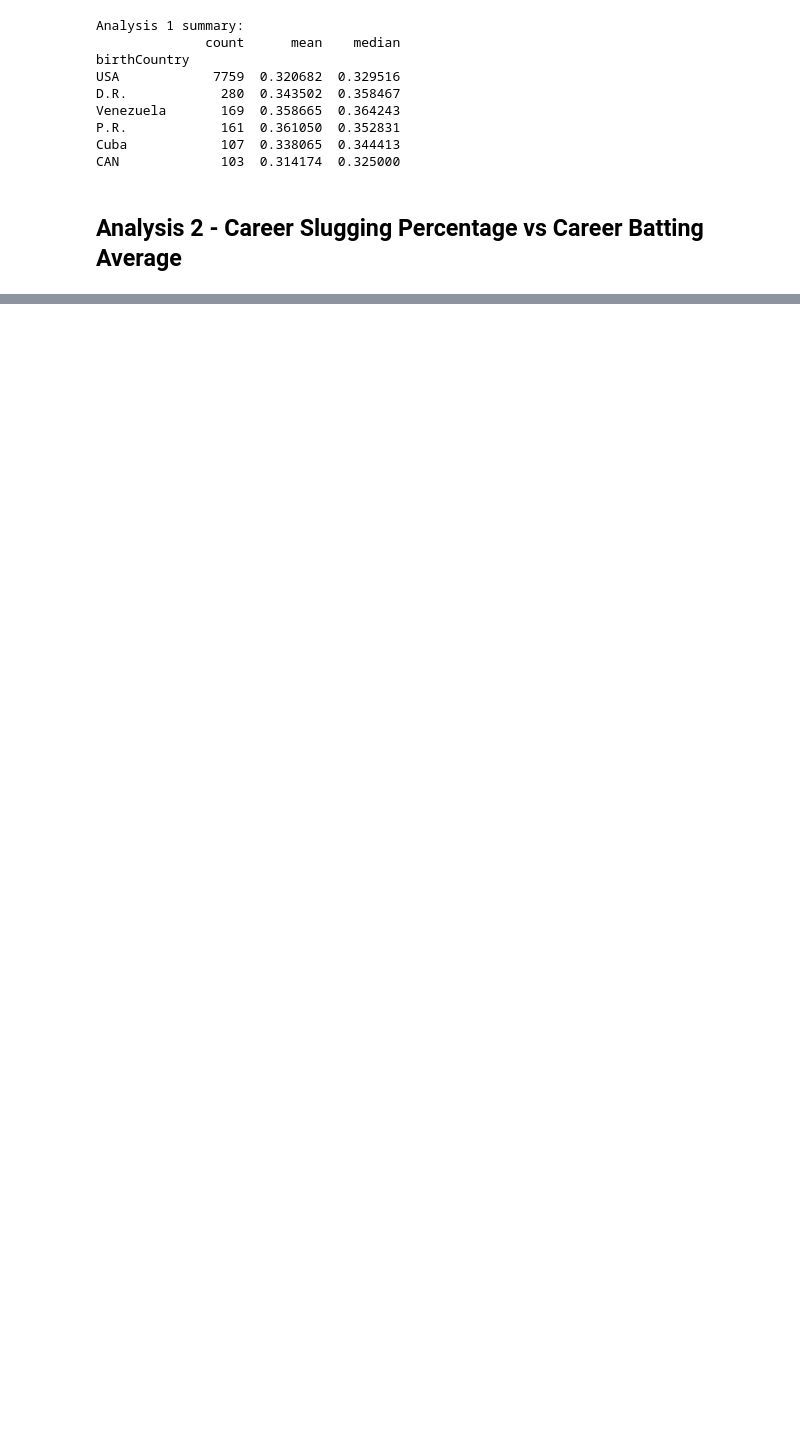
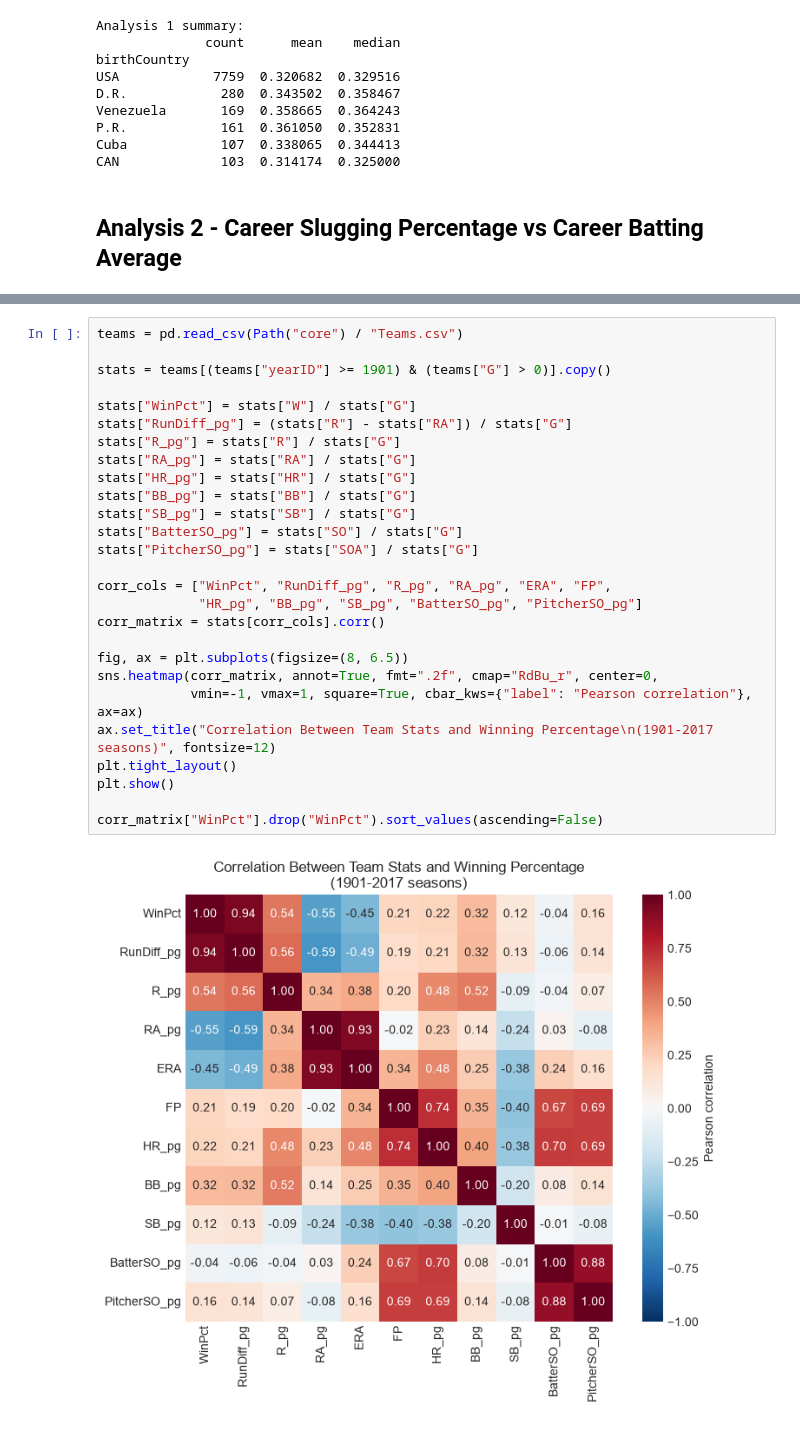
Before and after one commit to Nathan-Bateman22/Data-Science-Project_Baseball-Dataset, a Jupyter notebook: project1.ipynb, the cells around one changed output, grey strips where cells are left out. Cells and saved outputs as stored; diff of their text form; blank space fills up the shorter version.

```diff
--- a/project1.ipynb
+++ b/project1.ipynb
@@ -238,0 +308,29 @@ judgeaa01  626  169  56     0.269968      0.589457
+# %%
+teams = pd.read_csv(Path("core") / "Teams.csv")
+
+stats = teams[(teams["yearID"] >= 1901) & (teams["G"] > 0)].copy()
+
+stats["WinPct"] = stats["W"] / stats["G"]
+stats["RunDiff_pg"] = (stats["R"] - stats["RA"]) / stats["G"]
+stats["R_pg"] = stats["R"] / stats["G"]
+stats["RA_pg"] = stats["RA"] / stats["G"]
+stats["HR_pg"] = stats["HR"] / stats["G"]
+stats["BB_pg"] = stats["BB"] / stats["G"]
+stats["SB_pg"] = stats["SB"] / stats["G"]
+stats["BatterSO_pg"] = stats["SO"] / stats["G"]
+stats["PitcherSO_pg"] = stats["SOA"] / stats["G"]
+
+corr_cols = ["WinPct", "RunDiff_pg", "R_pg", "RA_pg", "ERA", "FP",
+             "HR_pg", "BB_pg", "SB_pg", "BatterSO_pg", "PitcherSO_pg"]
+corr_matrix = stats[corr_cols].corr()
+
+fig, ax = plt.subplots(figsize=(8, 6.5))
+sns.heatmap(corr_matrix, annot=True, fmt=".2f", cmap="RdBu_r", center=0,
+            vmin=-1, vmax=1, square=True, cbar_kws={"label": "Pearson correlation"}, ax=ax)
+ax.set_title("Correlation Between Team Stats and Winning Percentage\n(1901-2017 seasons)", fontsize=12)
+plt.tight_layout()
+plt.show()
+
+corr_matrix["WinPct"].drop("WinPct").sort_values(ascending=False)
+# %% [output]
+[figure, added]
```
Also changed, not shown: parts of 6 cells of this notebook.
